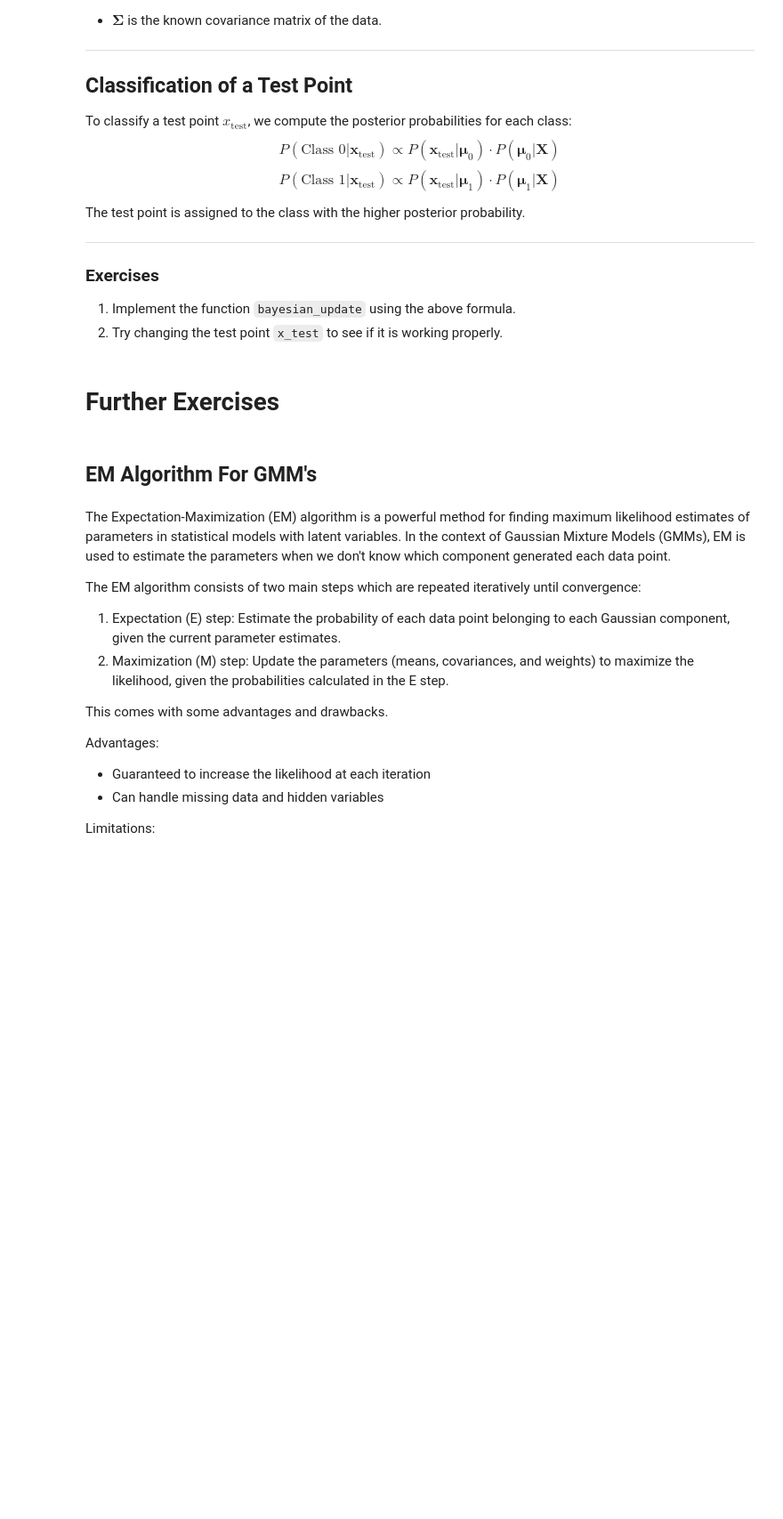
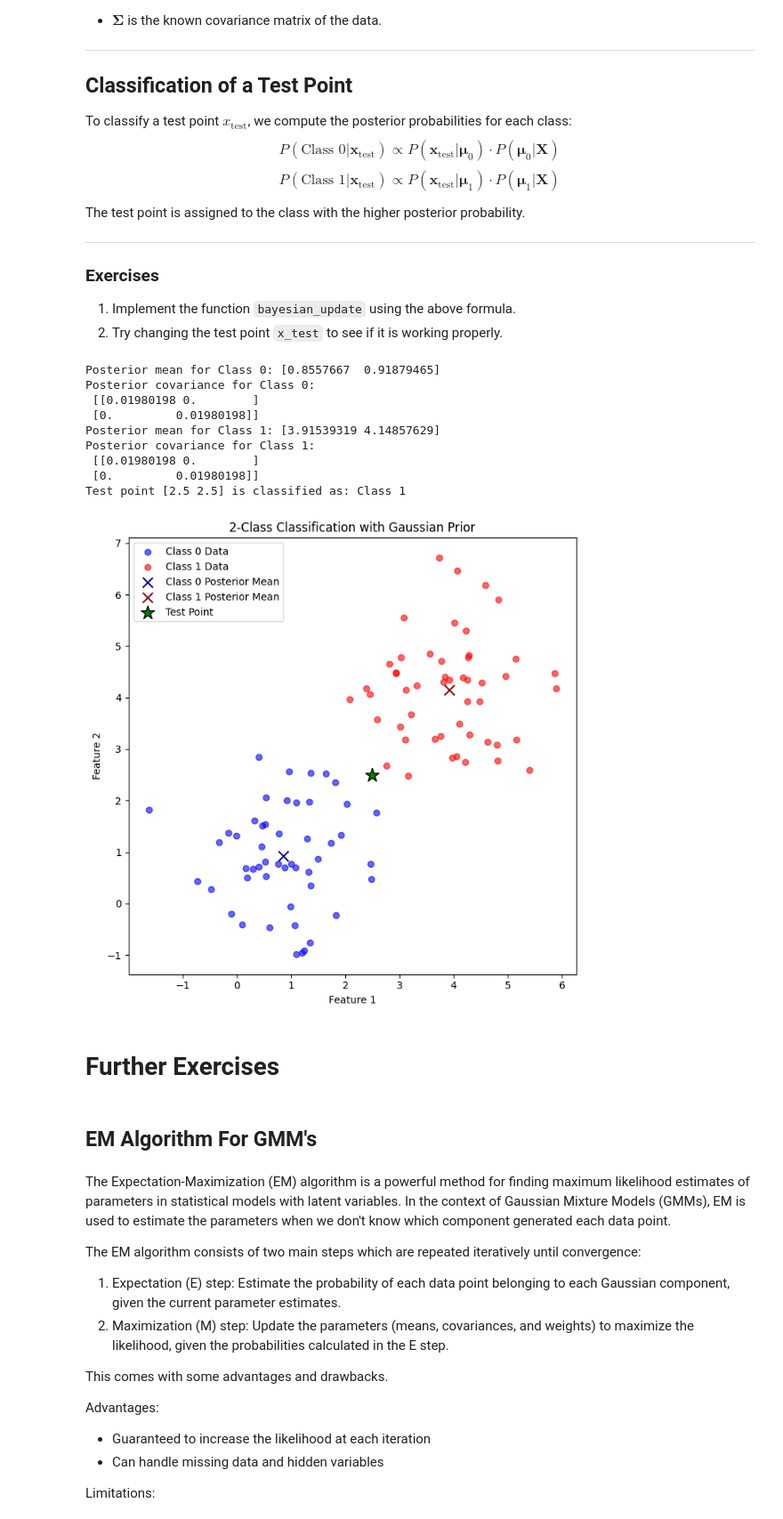
Before and after one commit to MrSleeeepy/MSc_AI, a Jupyter notebook: COMP64101 Reasoning and Learning under Uncertainty - University of Manchester/Labs/Lab 1 - Probability and Stats.ipynb, the cells around one changed output. Shown at 89% size. Cells and saved outputs as stored; diff of their text form; code cells hidden in the pictures; blank space fills up the shorter version.

```diff
--- a/COMP64101 Reasoning and Learning under Uncertainty - University of Manchester/Labs/Lab 1 - Probability and Stats.ipynb
+++ b/COMP64101 Reasoning and Learning under Uncertainty - University of Manchester/Labs/Lab 1 - Probability and Stats.ipynb
@@ -951,6 +1041,17 @@ cov_prior = np.array([[2, 0], [0, 2]])  # Prior covariance matrix (same for both
 def bayesian_update(X_class, mu_prior, cov_prior, cov):
 
     ## Enter your code here
+
+    n = len(X_class)
+
+    cov_prior_inv = np.linalg.inv(cov_prior)
+    cov_inv = np.linalg.inv(cov)
+
+    cov_posterior = np.linalg.inv(cov_prior_inv + n * cov_inv)
+
+    mu_posterior = cov_posterior @ (cov_prior_inv @ mu_prior + cov_inv @ np.sum(X_class, axis=0))
+
+
 
     return mu_posterior, cov_posterior
 
@@ -966,33 +1067,44 @@ print("Posterior covariance for Class 1:\n", cov_1_posterior)
 
 # Define a test point
 x_test = np.array([2.5, 2.5])  # Test point to classify
 
 # Compute posterior probabilities for the test point
 prob_class_0 = multivariate_normal.pdf(x_test, mu_0_posterior, cov_0_posterior + cov)
 prob_class_1 = multivariate_normal.pdf(x_test, mu_1_posterior, cov_1_posterior + cov)
 
 # Classify the test point
 if prob_class_0 > prob_class_1:
     classification = "Class 0"
 else:
     classification = "Class 1"
 
 print(f"Test point {x_test} is classified as: {classification}")
 
 # Plot 1: Data points, posterior means, and test point
 plt.figure(figsize=(7, 7))
 plt.scatter(X_class_0[:, 0], X_class_0[:, 1], label="Class 0 Data", color="blue", alpha=0.6)
 plt.scatter(X_class_1[:, 0], X_class_1[:, 1], label="Class 1 Data", color="red", alpha=0.6)
 plt.scatter(mu_0_posterior[0], mu_0_posterior[1], label="Class 0 Posterior Mean", color="darkblue", marker="x", s=100)
 plt.scatter(mu_1_posterior[0], mu_1_posterior[1], label="Class 1 Posterior Mean", color="darkred", marker="x", s=100)
 plt.scatter(x_test[0], x_test[1], label="Test Point", color="green", marker="*", s=200, edgecolor="black")
 plt.title("2-Class Classification with Gaussian Prior")
 plt.xlabel("Feature 1")
 plt.ylabel("Feature 2")
 plt.legend()
 
 plt.tight_layout()
 plt.show()
+# %% [output]
+Posterior mean for Class 0: [0.8557667  0.91879465]
+Posterior covariance for Class 0:
+ [[0.01980198 0.        ]
+ [0.         0.01980198]]
+Posterior mean for Class 1: [3.91539319 4.14857629]
+Posterior covariance for Class 1:
+ [[0.01980198 0.        ]
+ [0.         0.01980198]]
+Test point [2.5 2.5] is classified as: Class 1
+[figure, added]
 # %% [markdown]
 # Further Exercises
 # %% [markdown]
```
Also changed, not shown: parts of 3 cells of this notebook.
